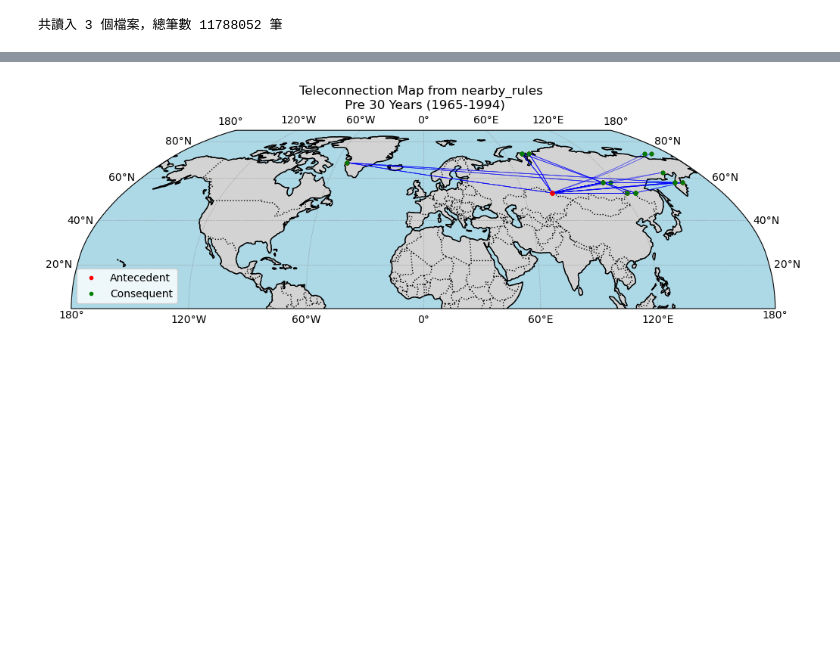
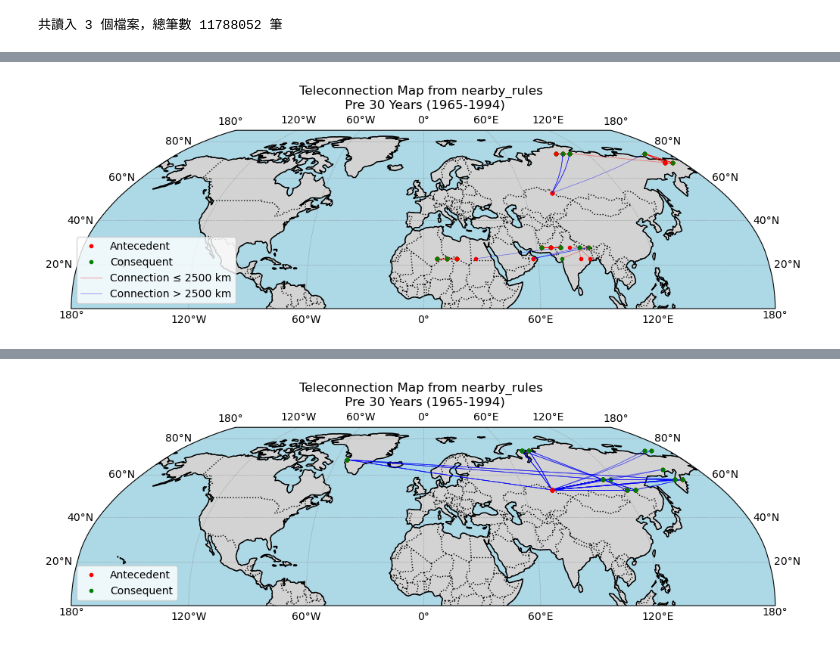
Before and after one commit to Yangyukai0129/heatwave_event_synchronize_study, a Jupyter notebook: frequent_itemset/frequent_itemset.ipynb, the cells around one changed output, grey strips where cells are left out. Cells and saved outputs as stored; diff of their text form; code cells hidden in the pictures; blank space fills up the shorter version.

```diff
--- a/frequent_itemset/frequent_itemset.ipynb
+++ b/frequent_itemset/frequent_itemset.ipynb
@@ -327,3 +311,87 @@ plt.show()
+# %%
+import matplotlib.pyplot as plt
+import cartopy.crs as ccrs
+import cartopy.feature as cfeature
+import numpy as np
+import os
+
+# haversine formula 計算球面距離 (單位: km)
+def haversine(lat1, lon1, lat2, lon2):
+    R = 6371.0  # 地球半徑 km
+    phi1, phi2 = np.radians(lat1), np.radians(lat2)
+    dphi = np.radians(lat2 - lat1)
+    dlambda = np.radians(lon2 - lon1)
+
+    a = np.sin(dphi/2.0)**2 + np.cos(phi1)*np.cos(phi2)*np.sin(dlambda/2.0)**2
+    return R * (2 * np.arctan2(np.sqrt(a), np.sqrt(1-a)))
+
+# 1. 創建地圖
+fig = plt.figure(figsize=(12, 8))
+ax = fig.add_subplot(1, 1, 1, projection=ccrs.Robinson())
+
+# 繪製陸地、海洋、邊界
+ax.add_feature(cfeature.LAND, edgecolor='black', facecolor='lightgray')
+ax.add_feature(cfeature.OCEAN, facecolor='lightblue')
+ax.add_feature(cfeature.COASTLINE)
+ax.add_feature(cfeature.BORDERS, linestyle=':')
+ax.set_extent([-180, 180, 0, 90], crs=ccrs.PlateCarree())
+
+# 經緯網格線
+gl = ax.gridlines(crs=ccrs.PlateCarree(), draw_labels=True,
+                  linewidth=0.5, color='gray', alpha=0.5, linestyle='--')
+gl.xlabels_top = False
+gl.ylabels_right = False
+
+# 2. 繪製資料
+first_ante, first_cons, first_long, first_short = True, True, True, True
+for idx, row in rules.iterrows():
+    ante_coords = row['ante_coords']  # list of tuples [(lat, lon), ...]
+    cons_coords = row['cons_coords']  # list of tuples [(lat, lon), ...]
+
+    if isinstance(ante_coords, list) and isinstance(cons_coords, list):
+        for (lat1, lon1) in ante_coords:
+            # Antecedent
+            ax.plot(lon1, lat1, 'ro', markersize=3,
+                    transform=ccrs.PlateCarree(),
+                    label='Antecedent' if first_ante else "")
+            first_ante = False
+
+            for (lat2, lon2) in cons_coords:
+                # Consequent
+                ax.plot(lon2, lat2, 'go', markersize=3,
+                        transform=ccrs.PlateCarree(),
+                        label='Consequent' if first_cons else "")
+                first_cons = False
+
+                # 計算距離
+                dist_km = haversine(lat1, lon1, lat2, lon2)
+                if dist_km > 2500:
+                    color = 'blue'
+                    label = 'Connection > 2500 km' if first_long else ""
+                    first_long = False
+                else:
+                    color = 'red'
+                    label = 'Connection ≤ 2500 km' if first_short else ""
+                    first_short = False
+
+                ax.plot([lon1, lon2], [lat1, lat2],
+                        color=color, linewidth=0.5, alpha=0.5,
+                        transform=ccrs.PlateCarree(),
+                        label=label)
+
+plt.title('Teleconnection Map from nearby_rules \n Pre 30 Years (1965-1994)')
+ax.legend(loc='lower left')
+
+# 指定輸出資料夾
+out_dir = "D:\\es\\association_rule"
+
+# plt.savefig(
+#     os.path.join(out_dir, 'pre30y(52.625, 77.375)_dis.png')
+#     , dpi=300, bbox_inches='tight')
+plt.show()
+plt.close()
+# %% [output]
+[figure, added]
 # %%
 import matplotlib.pyplot as plt
 import cartopy.crs as ccrs
```
Also changed, not shown: parts of 8 cells of this notebook.
